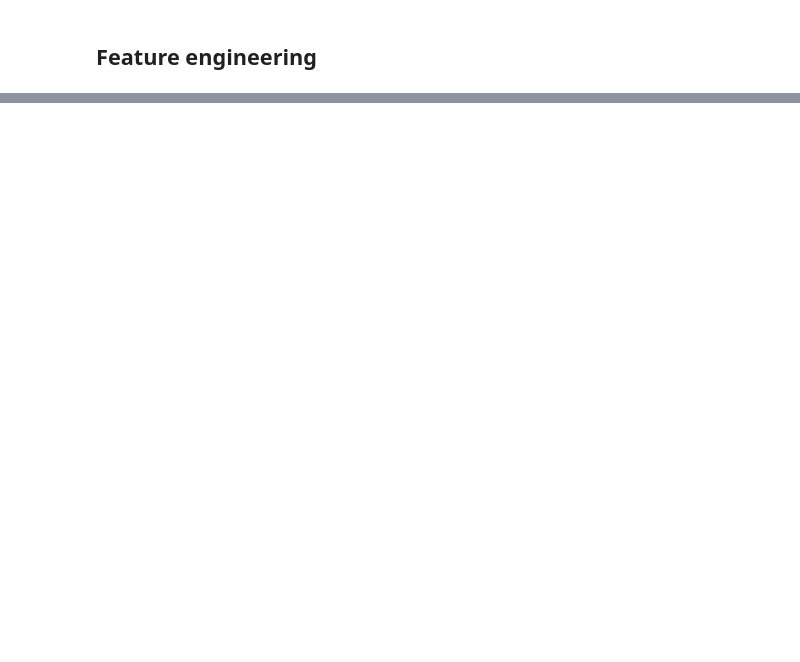
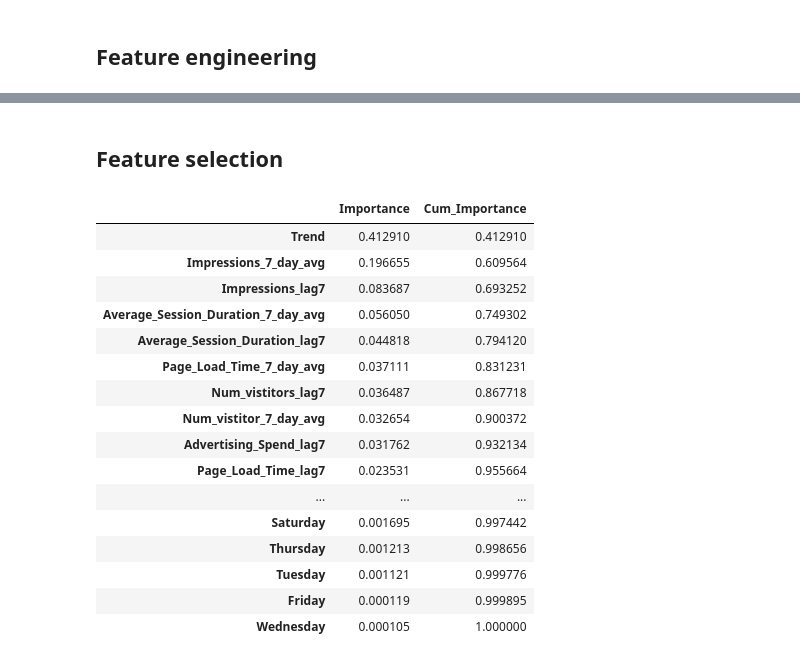
Before and after one commit to raj07092017/cash_rewards_task, a Jupyter notebook: footprint_forecasting.ipynb, the cells around one changed output, grey strips where cells are left out. Drawn from its saved outputs; the diff is of its cells as text; code cells hidden in the pictures; blank space fills up the shorter version.

```diff
--- a/footprint_forecasting.ipynb
+++ b/footprint_forecasting.ipynb
@@ -60,21 +81,29 @@ dtype: int64
 # %% [markdown]
 ## Feature engineering
 # %%
+# Visually examining the trend and seasonality on the entire and a sample of the data
+
 foot_print_fe=foot_print.copy()
 day_of_week_dummy=pd.get_dummies(foot_print_fe.Day_of_Week).astype('int64')
 foot_print_fe=foot_print.copy().drop(columns=['Day_of_Week'],
                                          axis=1)
 
 foot_print_fe=pd.concat([foot_print_fe,day_of_week_dummy],axis=1)
-foot_print_fe.index=foot_print_fe.Day
-seasonal_decompose(foot_print_fe[(foot_print_fe.Day.dt.year==2021) & (foot_print_fe.Day.dt.month>=12)].Impressions,model='multiplicative').plot()
+seasonal_decompose_components=seasonal_decompose(foot_print_fe.Impressions,model='additive',period=7)
+seasonal_decompose_components.plot()
+seasonal_decompose(foot_print_fe[foot_print_fe.index>=pd.to_datetime('2024-01-01')].Impressions,model='additive').plot();
 # %% [output]
 [drawing not drawn]
 [drawing not drawn]
 # %%
-foot_print_fe.drop(columns='Day',axis=1,inplace=True)
+# Create trend, lagged and rolling average features on target as well as exogenous variables
 
+foot_print_fe['Trend']=seasonal_decompose(foot_print_fe.Impressions.shift(1).dropna(),model='additive',period=7).trend
 foot_print_fe['Impressions_lag7']=foot_print_fe.Impressions.shift(7)
+foot_print_fe['Advertising_Spend_lag7']=foot_print_fe.Advertising_Spend.shift(7)
+foot_print_fe['Num_vistitors_lag7']=foot_print_fe.Number_of_Visitors.shift(7)
+foot_print_fe['Average_Session_Duration_lag7']=foot_print_fe.Average_Session_Duration.shift(7)
+foot_print_fe['Page_Load_Time_lag7']=foot_print_fe.Page_Load_Time.shift(7)
 foot_print_fe['Impressions_7_day_avg']=foot_print_fe.Impressions.shift(1).rolling(window=7).mean()
 foot_print_fe['Advertising_Spend_7_day_avg']=foot_print_fe.Advertising_Spend.shift(1).rolling(window=7).mean()
 foot_print_fe['Num_vistitor_7_day_avg']=foot_print_fe.Number_of_Visitors.shift(1).rolling(window=7).mean()
@@ -83,3 +112,4 @@ foot_print_fe['Page_Load_Time_7_day_avg']=foot_print_fe.Page_Load_Time.shift(1).
 foot_print_fe.dropna(axis=0,inplace=True)
 features_droped=['Number_of_Visitors','Average_Session_Duration','Page_Load_Time','Monday']
 foot_print_fe.drop(columns=features_droped,axis=1,inplace=True)
+foot_print_fe.shape
@@ -115,3 +127,7 @@ np.float64(3894.7935833329975)
 # %%
+# Prepate training and test samples
+
+train_df=foot_print_fe[foot_print_fe.index<pd.to_datetime('2024-01-01')]
+test_df=foot_print_fe[foot_print_fe.index>=pd.to_datetime('2024-01-01')]
 X_train,X_test,Y_train,Y_test=train_df.drop(columns='Impressions'),test_df.drop(columns='Impressions'),train_df.Impressions,test_df.Impressions
 # %%
@@ -135,13 +152,17 @@ See the caveats in the documentation: https://pandas.pydata.org/pandas-docs/stab
 [drawing not drawn]
 # %%
+# Fit and assess gradient boosting regression model
+
 plt.figure(figsize=(12,6))
-model_2=RandomForestRegressor()
-model_2.fit(X_train,Y_train)
+model_3=GradientBoostingRegressor()
+model_3.fit(X_train,Y_train)
 
-mae_2_train=mean_absolute_error(y_true=Y_train,y_pred=model_2.predict(X_train))
-mae_2_test=mean_absolute_error(y_true=Y_test,y_pred=model_2.predict(X_test))
-display(abs(mae_2_test-mae_2_train))
-test_df['Forecasted']=model_2.predict(X_test)
+mae_2_train=mean_absolute_error(y_true=Y_train,y_pred=model_3.predict(X_train))
+mae_2_test=mean_absolute_error(y_true=Y_test,y_pred=model_3.predict(X_test))
+print(f'Train MAE: {mae_2_train}')
+print(f'Test MAE: {mae_2_test}')
+print(f'Train and test diff: {abs(mae_2_test-mae_2_train)}')
+test_df['Forecasted']=model_3.predict(X_test)
 test_df.Forecasted.plot.line()
 test_df.Impressions.plot.line();
 # %% [output]
@@ -154 +172,28 @@ See the caveats in the documentation: https://pandas.pydata.org/pandas-docs/stab
 [drawing not drawn]
+# %% [markdown]
+## Feature selection
+# %%
+# Examining feature importance to identify redundant features
+
+feature_importances=pd.DataFrame(data=model_3.feature_importances_,
+             index=model_3.feature_names_in_).rename(columns={0:'Importance'}).sort_values(by='Importance', ascending=False)
+feature_importances['Cum_Importance']=feature_importances.Importance.cumsum()
+feature_importances
+# %% [output]
+|  | Importance | Cum_Importance |
+| Trend | 0.412910 | 0.412910 |
+| Impressions_7_day_avg | 0.196655 | 0.609564 |
+| Impressions_lag7 | 0.083687 | 0.693252 |
+| Average_Session_Duration_7_day_avg | 0.056050 | 0.749302 |
+| Average_Session_Duration_lag7 | 0.044818 | 0.794120 |
+| Page_Load_Time_7_day_avg | 0.037111 | 0.831231 |
+| Num_vistitors_lag7 | 0.036487 | 0.867718 |
+| Num_vistitor_7_day_avg | 0.032654 | 0.900372 |
+| Advertising_Spend_lag7 | 0.031762 | 0.932134 |
+| Page_Load_Time_lag7 | 0.023531 | 0.955664 |
+| ... | ... | ... |
+| Saturday | 0.001695 | 0.997442 |
+| Thursday | 0.001213 | 0.998656 |
+| Tuesday | 0.001121 | 0.999776 |
+| Friday | 0.000119 | 0.999895 |
+| Wednesday | 0.000105 | 1.000000 |
```
Also changed, not shown: parts of 26 cells of this notebook.
